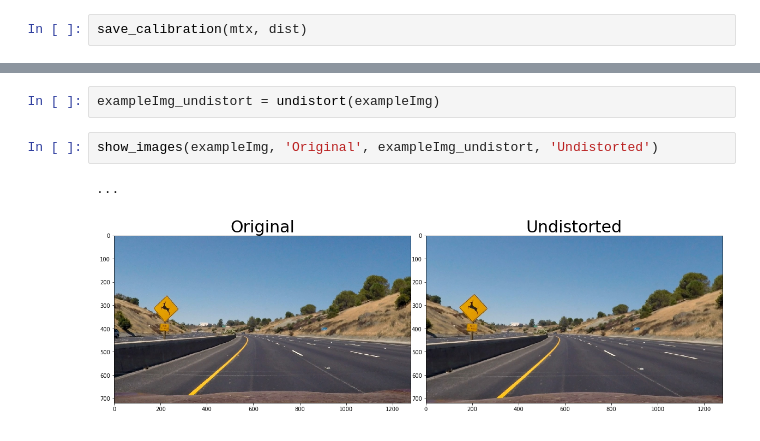
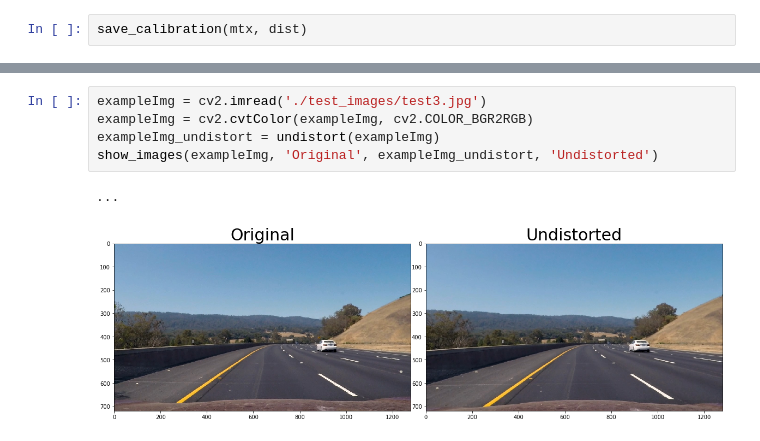
Before and after one commit to sethbunke/CarND-Advanced-Lane-Lines, a Jupyter notebook: sol1-b.ipynb, the cells around one changed output, grey strips where cells are left out. Cells and saved outputs as stored; diff of their text form.

```diff
--- a/sol1-b.ipynb
+++ b/sol1-b.ipynb
@@ -95,7 +102,8 @@ exampleImg = cv2.cvtColor(exampleImg, cv2.COLOR_BGR2RGB)
-# %%
-exampleImg_undistort = undistort(exampleImg)
-# %%
-show_images(exampleImg, 'Original', exampleImg_undistort, 'Undistorted')
-# %% [output]
-...
-[figure, removed]
+# %%
+exampleImg = cv2.imread('./test_images/test3.jpg')
+exampleImg = cv2.cvtColor(exampleImg, cv2.COLOR_BGR2RGB)
+exampleImg_undistort = undistort(exampleImg)
+show_images(exampleImg, 'Original', exampleImg_undistort, 'Undistorted')
+# %% [output]
+...
+[figure, added]
```
Also changed, not shown: parts of 8 cells of this notebook.
